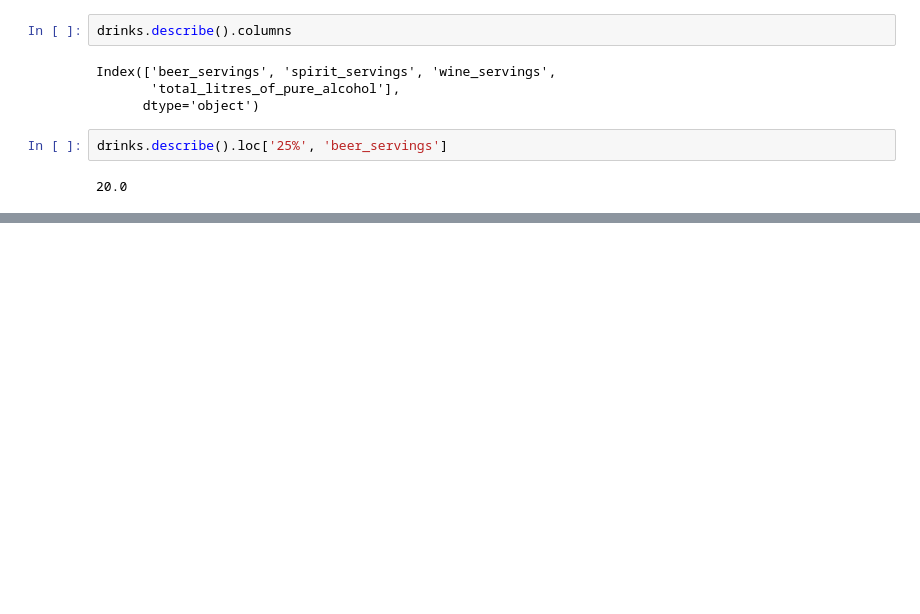
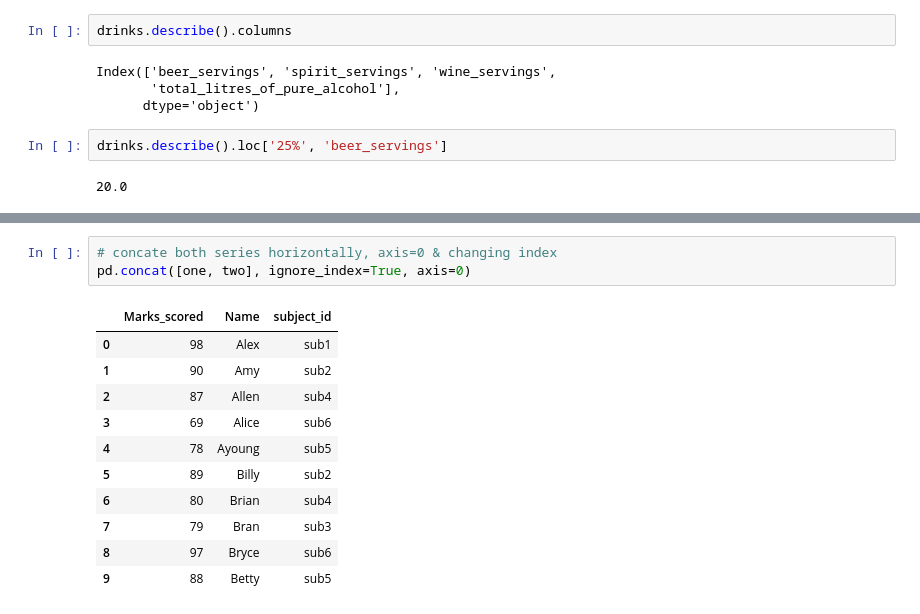
Before and after one commit to Muhammd-Hamza-Sabir/Data-Analysis-using-Pandas, a Jupyter notebook: Pandas Tutorial.ipynb, the cells around one changed output, grey strips where cells are left out. Drawn from its saved outputs; the diff is of its cells as text; blank space fills up the shorter version.

```diff
--- a/Pandas Tutorial.ipynb
+++ b/Pandas Tutorial.ipynb
@@ -1530,0 +1699,15 @@ drinks.describe().loc['25%', 'beer_servings']
+# %%
+# concate both series horizontally, axis=0 & changing index
+pd.concat([one, two], ignore_index=True, axis=0)
+# %% [output]
+|  | Marks_scored | Name | subject_id |
+| 0 | 98 | Alex | sub1 |
+| 1 | 90 | Amy | sub2 |
+| 2 | 87 | Allen | sub4 |
+| 3 | 69 | Alice | sub6 |
+| 4 | 78 | Ayoung | sub5 |
+| 5 | 89 | Billy | sub2 |
+| 6 | 80 | Brian | sub4 |
+| 7 | 79 | Bran | sub3 |
+| 8 | 97 | Bryce | sub6 |
+| 9 | 88 | Betty | sub5 |
```
Also changed, not shown: parts of 17 cells of this notebook.
